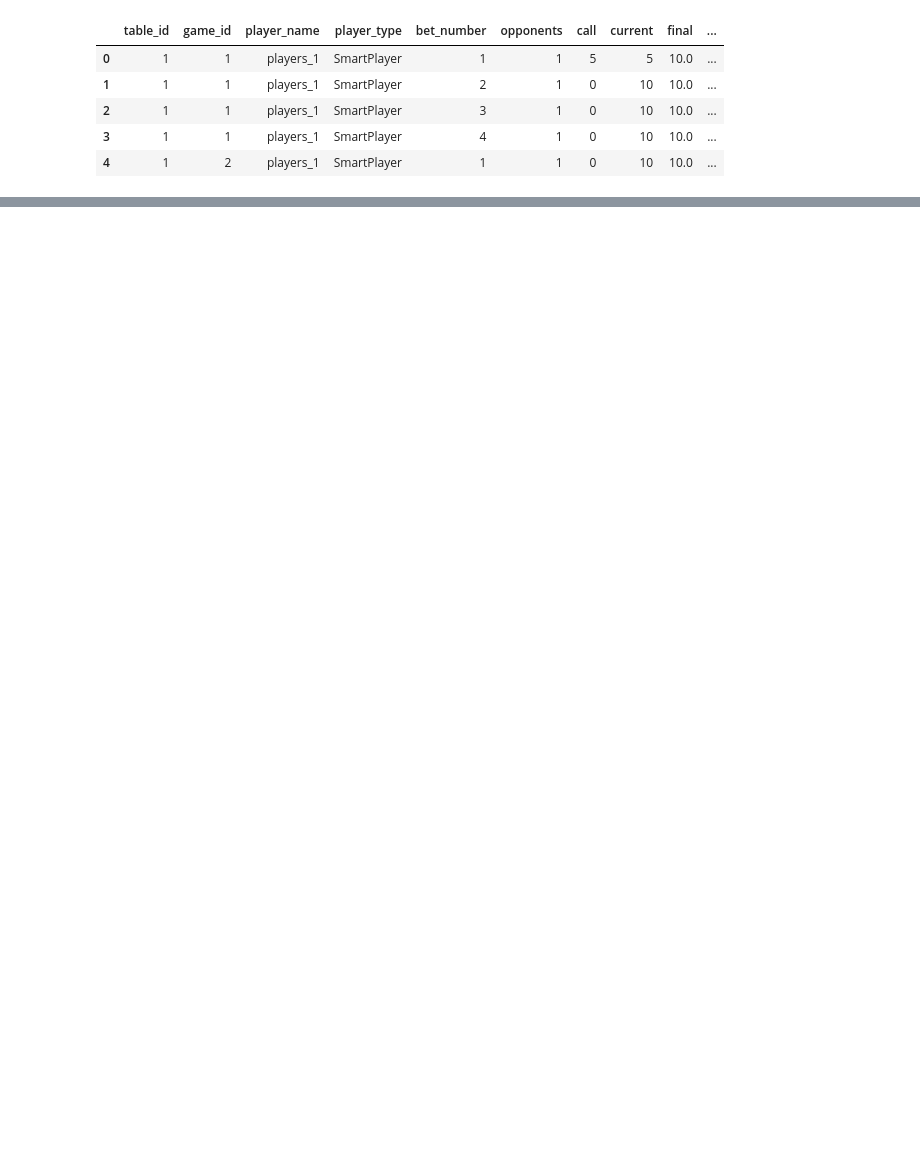
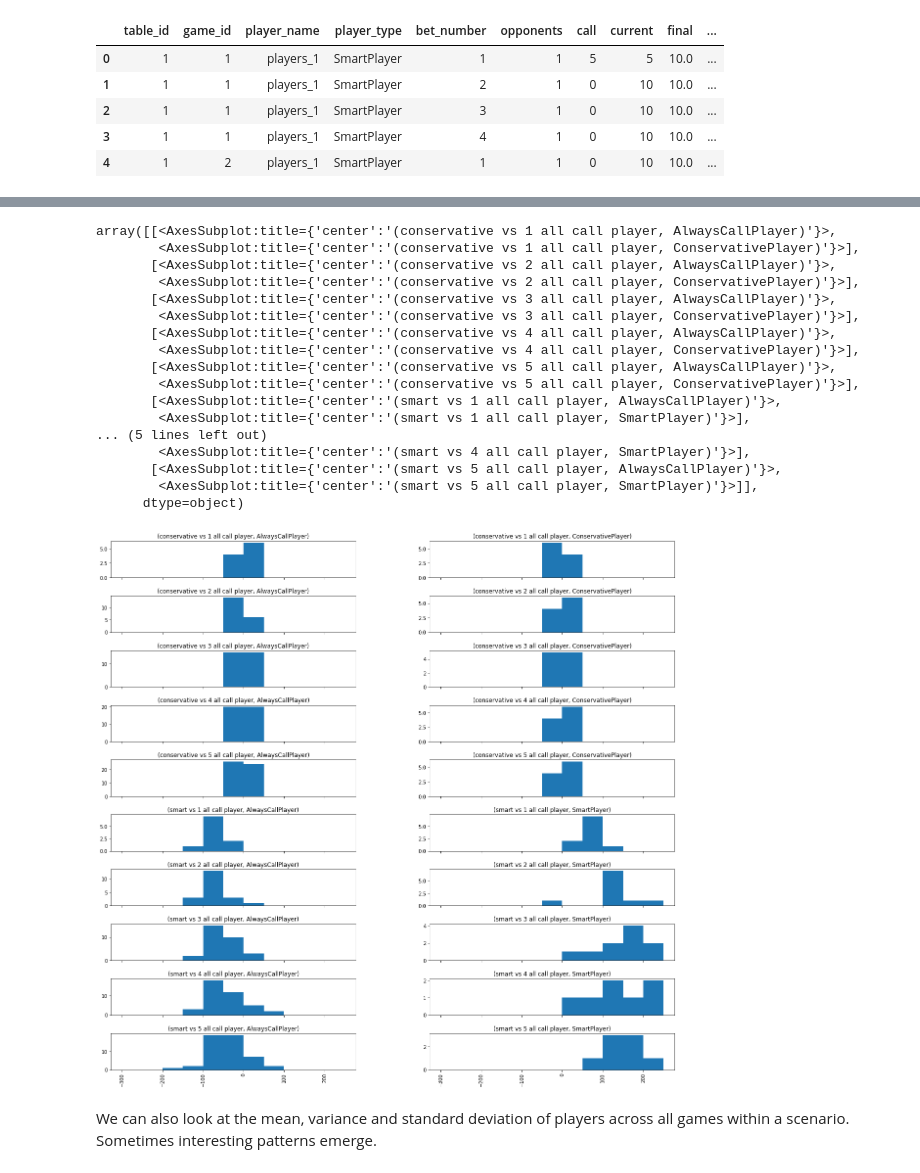
Before and after one commit to Silber8806/PokerPro, a Jupyter notebook: source_code/analysis/Poker Simulation Analysis.ipynb, the cells around one changed output, grey strips where cells are left out. Cells and saved outputs as stored; diff of their text form; code cells hidden in the pictures; blank space fills up the shorter version.

```diff
--- a/source_code/analysis/Poker Simulation Analysis.ipynb
+++ b/source_code/analysis/Poker Simulation Analysis.ipynb
@@ -169,0 +216,10 @@ end_game_hands
+# %%
+pd.set_option('display.max_rows', 500)
+
+table_level_statistics = games.groupby(['category','scenario_name','table_id','player_name','player_type']).agg({
+    "game_net_change":[np.mean,np.var,np.std],
+    "game_end_balance":[np.min,np.max]
+}).reset_index().sort_values(['table_id','player_name'])
+
+table_level_statistics.columns = ['category','scenario_name','table_id','player_name','player_type','table_mean','table_variance','table_standard_dev','player_lowest_balance','player_highest_balance']
+table_level_statistics
@@ -169,0 +246,31 @@ end_game_hands
+# %%
+table_level_statistics.hist(
+        column='table_mean',
+        by=['scenario_name','player_type'],
+        figsize=(20,20),
+        sharex = True,
+        layout = (10,2),
+        grid = True,
+        bins = list(range(-300,300,50))
+)
+# %% [output]
+array([[<AxesSubplot:title={'center':'(conservative vs 1 all call player, AlwaysCallPlayer)'}>,
+        <AxesSubplot:title={'center':'(conservative vs 1 all call player, ConservativePlayer)'}>],
+       [<AxesSubplot:title={'center':'(conservative vs 2 all call player, AlwaysCallPlayer)'}>,
+        <AxesSubplot:title={'center':'(conservative vs 2 all call player, ConservativePlayer)'}>],
+       [<AxesSubplot:title={'center':'(conservative vs 3 all call player, AlwaysCallPlayer)'}>,
+        <AxesSubplot:title={'center':'(conservative vs 3 all call player, ConservativePlayer)'}>],
+       [<AxesSubplot:title={'center':'(conservative vs 4 all call player, AlwaysCallPlayer)'}>,
+        <AxesSubplot:title={'center':'(conservative vs 4 all call player, ConservativePlayer)'}>],
+       [<AxesSubplot:title={'center':'(conservative vs 5 all call player, AlwaysCallPlayer)'}>,
+        <AxesSubplot:title={'center':'(conservative vs 5 all call player, ConservativePlayer)'}>],
+       [<AxesSubplot:title={'center':'(smart vs 1 all call player, AlwaysCallPlayer)'}>,
+        <AxesSubplot:title={'center':'(smart vs 1 all call player, SmartPlayer)'}>],
+... (5 lines left out)
+        <AxesSubplot:title={'center':'(smart vs 4 all call player, SmartPlayer)'}>],
+       [<AxesSubplot:title={'center':'(smart vs 5 all call player, AlwaysCallPlayer)'}>,
+        <AxesSubplot:title={'center':'(smart vs 5 all call player, SmartPlayer)'}>]],
+      dtype=object)
+[figure, added]
+# %% [markdown]
+We can also look at the mean, variance and standard deviation of players across all games within a scenario.  Sometimes interesting patterns emerge.
```
Also changed, not shown: parts of 35 cells of this notebook.
